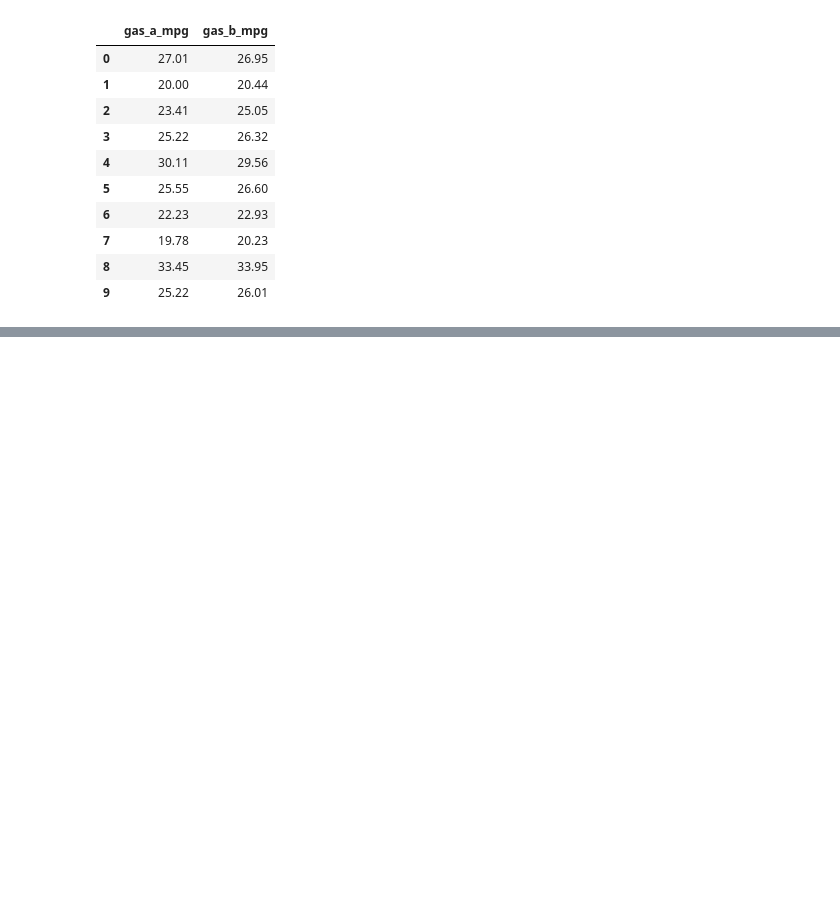
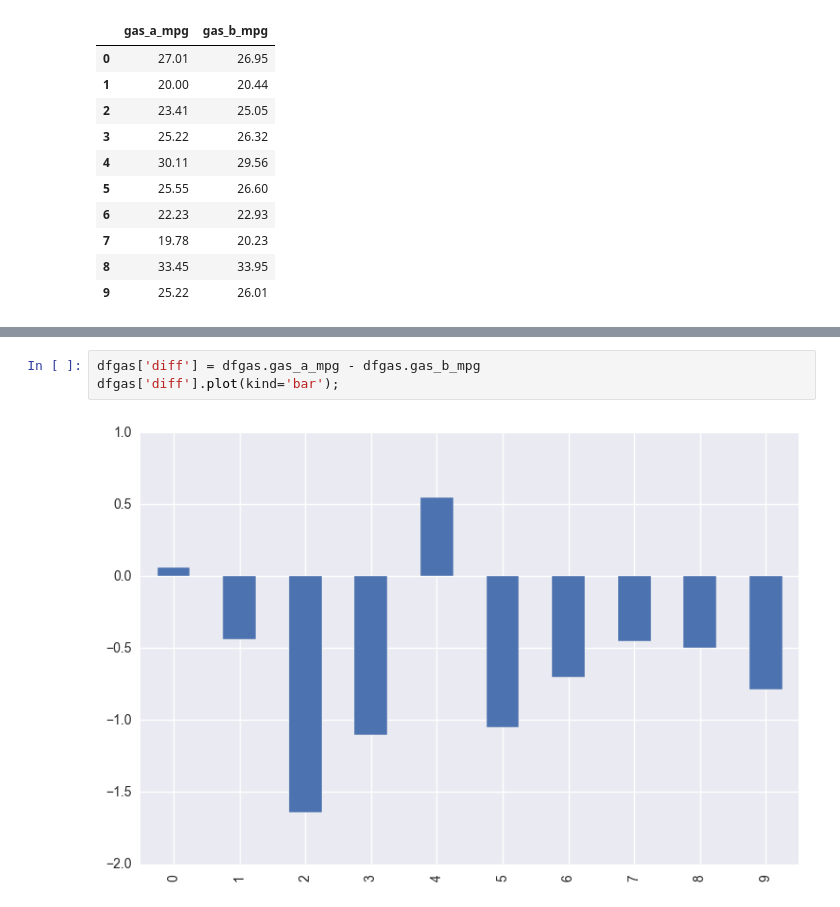
Before and after one commit to doolingdavid/IBATHREE, a Jupyter notebook: talk.ipynb, the cells around one changed output, grey strips where cells are left out. Saved outputs shown, nothing was run; the diff lists cells and outputs as text; blank space fills up the shorter version.

```diff
--- a/talk.ipynb
+++ b/talk.ipynb
@@ -94,0 +138,5 @@ dfgas
+# %%
+dfgas['diff'] = dfgas.gas_a_mpg - dfgas.gas_b_mpg
+dfgas['diff'].plot(kind='bar');
+# %% [output]
+[figure, added]
```
Also changed, not shown: parts of 5 cells of this notebook.
